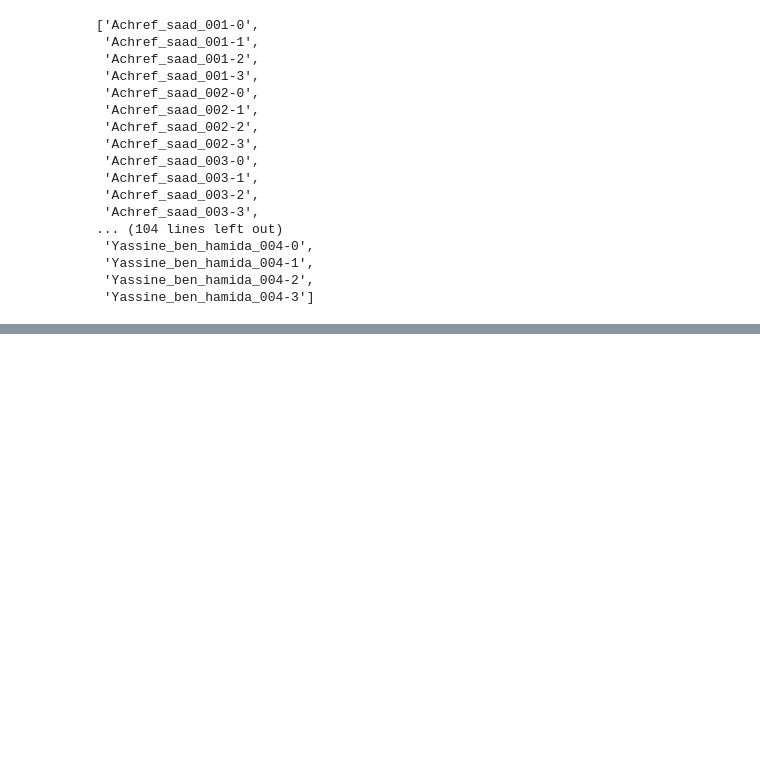
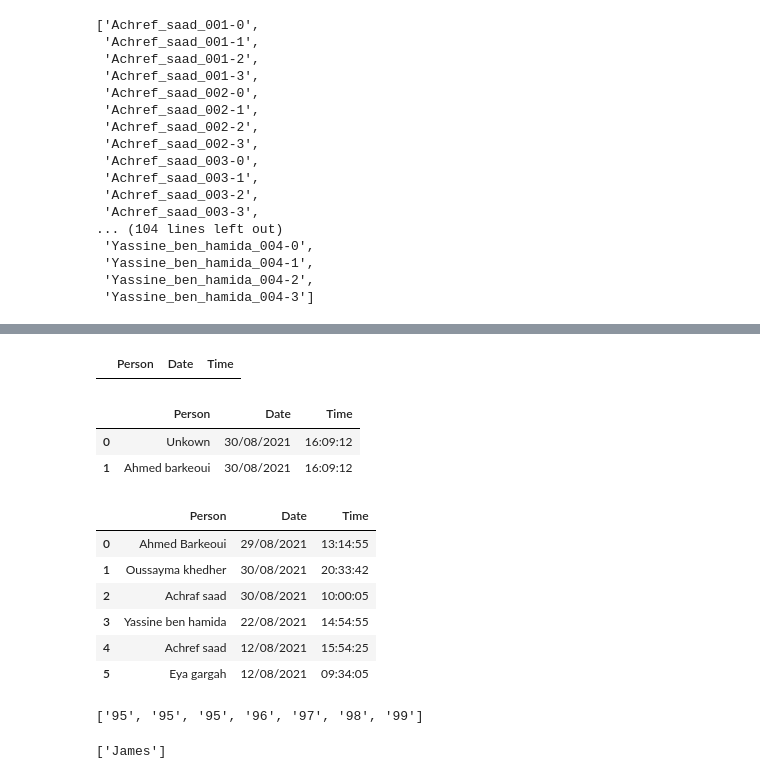
Before and after one commit to AhmedBarkeoui/AhmedBarkeoui-Real_time_facial_recognition_system, a Jupyter notebook: app/Untitled.ipynb, the cells around one changed output, grey strips where cells are left out. Cells and saved outputs as stored; diff of their text form; code cells hidden in the pictures; blank space fills up the shorter version.

```diff
--- a/app/Untitled.ipynb
+++ b/app/Untitled.ipynb
@@ -170,0 +196,40 @@ list(Data.keys())
+# %%
+from datetime import datetime
+History = pd.DataFrame(columns=['Person','Date','Time'])
+date_string = str(datetime.now().strftime("%d/%m/%Y"))
+time_string = str(datetime.now().strftime("%H:%M:%S"))
+# %%
+History = History.append(dict(zip(History.columns,['dorra kh', date_string,time_string])), ignore_index=True)
+# %%
+History
+# %% [output]
+|  | Person | Date | Time |
+# %%
+mylist=["Unkown","Ahmed barkeoui"]
+for i in mylist:
+    date_string = str(datetime.now().strftime("%d/%m/%Y"))
+    time_string = str(datetime.now().strftime("%H:%M:%S"))
+    History = History.append(dict(zip(History.columns,[i, date_string,time_string])), ignore_index=True)
+# %%
+History
+# %% [output]
+|  | Person | Date | Time |
+| 0 | Unkown | 30/08/2021 | 16:09:12 |
+| 1 | Ahmed barkeoui | 30/08/2021 | 16:09:12 |
+# %%
+History = History.append(dict(zip(History.columns,['Ahmed Barkeoui', '29/08/2021','13:14:55'])), ignore_index=True)
+History = History.append(dict(zip(History.columns,['Oussayma khedher ', '30/08/2021','20:33:42'])), ignore_index=True)
+History = History.append(dict(zip(History.columns,['Achraf saad', '30/08/2021','10:00:05'])), ignore_index=True)
+History = History.append(dict(zip(History.columns,['Yassine ben hamida ', '22/08/2021','14:54:55'])), ignore_index=True)
+History = History.append(dict(zip(History.columns,['Achref saad ', '12/08/2021','15:54:25'])), ignore_index=True)
+History = History.append(dict(zip(History.columns,['Eya gargah ', '12/08/2021','09:34:05'])), ignore_index=True)
+# %%
+History
+# %% [output]
+|  | Person | Date | Time |
+| 0 | Ahmed Barkeoui | 29/08/2021 | 13:14:55 |
+| 1 | Oussayma khedher | 30/08/2021 | 20:33:42 |
+| 2 | Achraf saad | 30/08/2021 | 10:00:05 |
+| 3 | Yassine ben hamida | 22/08/2021 | 14:54:55 |
+| 4 | Achref saad | 12/08/2021 | 15:54:25 |
+| 5 | Eya gargah | 12/08/2021 | 09:34:05 |
@@ -170,0 +238,8 @@ list(Data.keys())
+# %%
+list(df_[df_["Person"]== "James"]['Date']
+# %% [output]
+['95', '95', '95', '96', '97', '98', '99']
+# %%
+list(df_["Person"].unique())
+# %% [output]
+['James']
```
Also changed, not shown: parts of 15 cells of this notebook, 49 other files.
